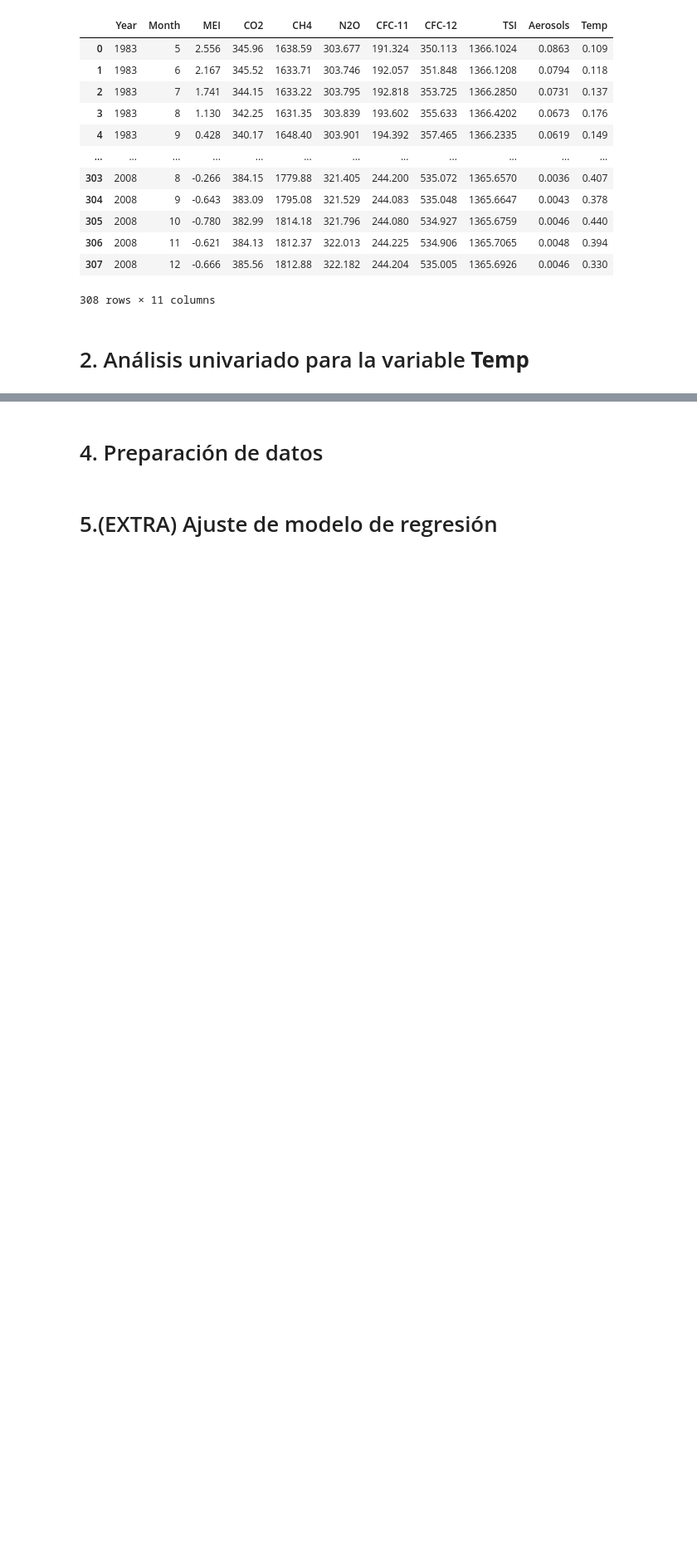
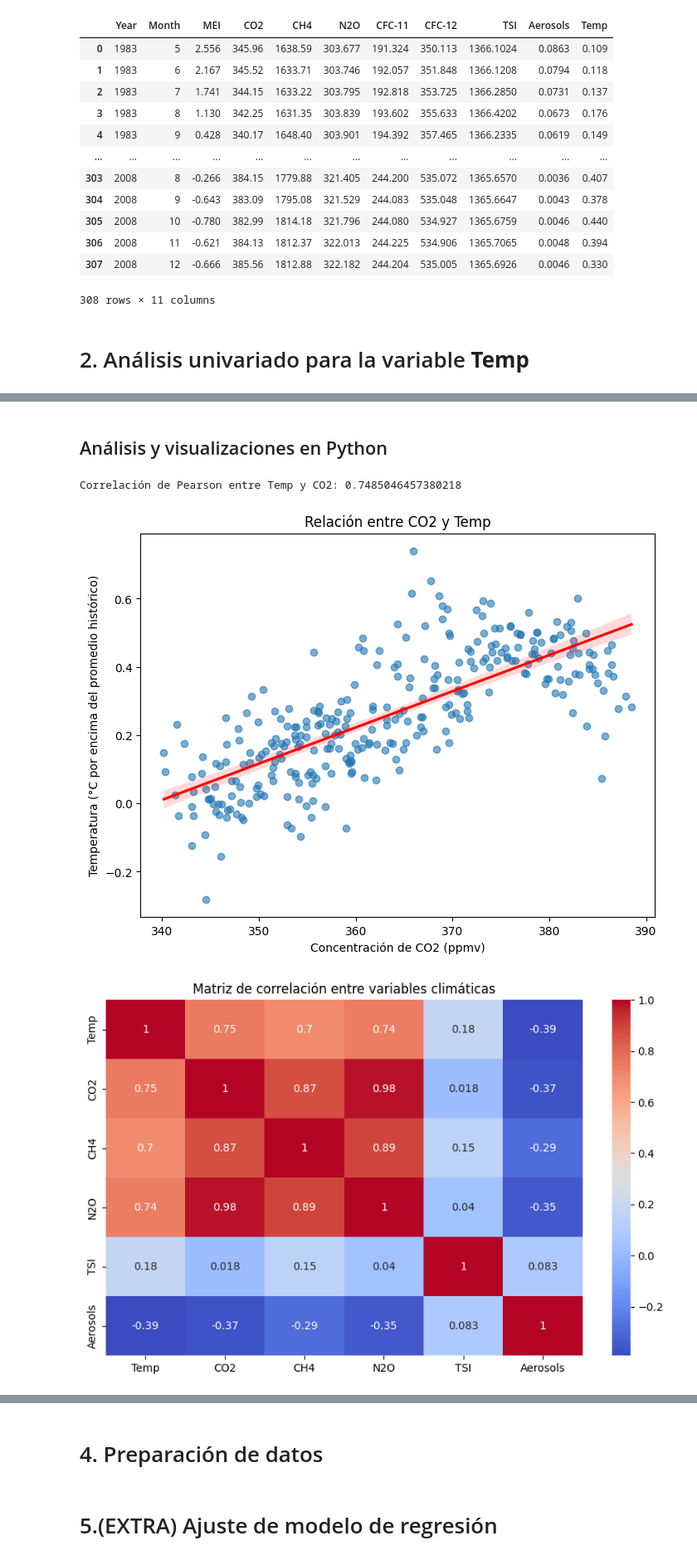
Before and after one commit to Aguado4/Masters-in-Applied-AI, a Jupyter notebook: Data Analysis/Talleres/Taller_completo.ipynb, the cells around one changed output, grey strips where cells are left out. Shown at 83% size. Saved outputs shown, nothing was run; the diff lists cells and outputs as text; code cells hidden in the pictures; blank space fills up the shorter version.

```diff
--- a/Data Analysis/Talleres/Taller_completo.ipynb
+++ b/Data Analysis/Talleres/Taller_completo.ipynb
@@ -31,0 +167,24 @@ df
+# %% [markdown]
+##  Análisis y visualizaciones en Python
+# %%
+# Correlación entre Temp y CO2
+corr = df["Temp"].corr(df["CO2"])
+print("Correlación de Pearson entre Temp y CO2:", corr)
+
+# Gráfico de dispersión con línea de tendencia
+plt.figure(figsize=(8,6))
+sns.regplot(x="CO2", y="Temp", data=df, scatter_kws={"alpha":0.6}, line_kws={"color":"red"})
+plt.title("Relación entre CO2 y Temp")
+plt.xlabel("Concentración de CO2 (ppmv)")
+plt.ylabel("Temperatura (°C por encima del promedio histórico)")
+plt.show()
+
+# Heatmap de correlación entre múltiples variables numéricas
+plt.figure(figsize=(10,6))
+sns.heatmap(df[["Temp","CO2","CH4","N2O","TSI","Aerosols"]].corr(), annot=True, cmap="coolwarm")
+plt.title("Matriz de correlación entre variables climáticas")
+plt.show()
+# %% [output]
+Correlación de Pearson entre Temp y CO2: 0.7485046457380218
+[figure, added]
+[figure, added]
```
Also changed, not shown: parts of 19 cells of this notebook.
